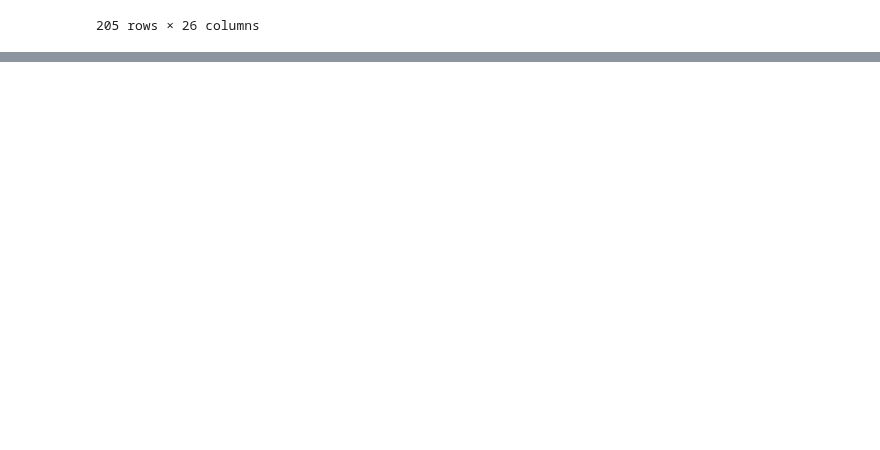
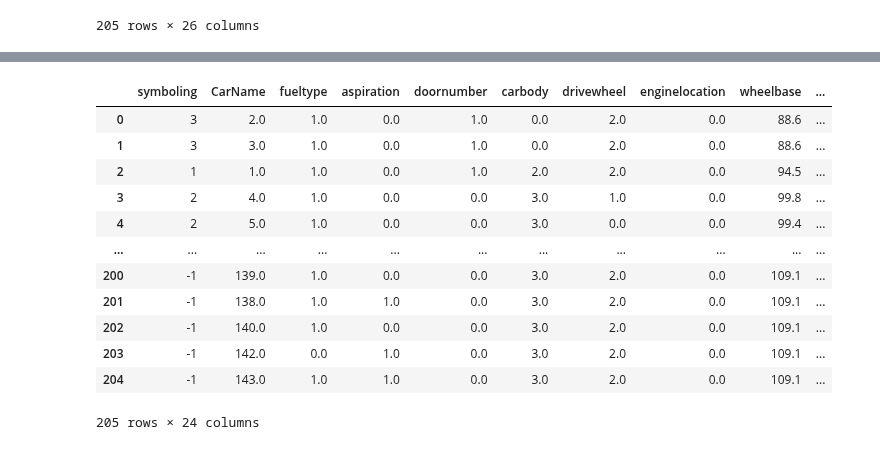
Before and after one commit to karim1644/BDTA, a Jupyter notebook: Lab/7-Sklearn-advanced/exercises/car-price/car_price_exercise.ipynb, the cells around one changed output, grey strips where cells are left out. Saved outputs shown, nothing was run; the diff lists cells and outputs as text; code cells hidden in the pictures; blank space fills up the shorter version.

Commit message:
Completed Car Price exercise

```diff
--- a/Lab/7-Sklearn-advanced/exercises/car-price/car_price_exercise.ipynb
+++ b/Lab/7-Sklearn-advanced/exercises/car-price/car_price_exercise.ipynb
@@ -45,0 +206,17 @@ It's absolutely wrong to keep the id column, it must to be eliminated to avoid o
+# %%
+X = df.drop(['price'], axis=1)
+X
+# %% [output]
+|  | symboling | CarName | fueltype | aspiration | doornumber | carbody | drivewheel | enginelocation | wheelbase | ... |
+| 0 | 3 | 2.0 | 1.0 | 0.0 | 1.0 | 0.0 | 2.0 | 0.0 | 88.6 | ... |
+| 1 | 3 | 3.0 | 1.0 | 0.0 | 1.0 | 0.0 | 2.0 | 0.0 | 88.6 | ... |
+| 2 | 1 | 1.0 | 1.0 | 0.0 | 1.0 | 2.0 | 2.0 | 0.0 | 94.5 | ... |
+| 3 | 2 | 4.0 | 1.0 | 0.0 | 0.0 | 3.0 | 1.0 | 0.0 | 99.8 | ... |
+| 4 | 2 | 5.0 | 1.0 | 0.0 | 0.0 | 3.0 | 0.0 | 0.0 | 99.4 | ... |
+| ... | ... | ... | ... | ... | ... | ... | ... | ... | ... | ... |
+| 200 | -1 | 139.0 | 1.0 | 0.0 | 0.0 | 3.0 | 2.0 | 0.0 | 109.1 | ... |
+| 201 | -1 | 138.0 | 1.0 | 1.0 | 0.0 | 3.0 | 2.0 | 0.0 | 109.1 | ... |
+| 202 | -1 | 140.0 | 1.0 | 0.0 | 0.0 | 3.0 | 2.0 | 0.0 | 109.1 | ... |
+| 203 | -1 | 142.0 | 0.0 | 1.0 | 0.0 | 3.0 | 2.0 | 0.0 | 109.1 | ... |
+| 204 | -1 | 143.0 | 1.0 | 1.0 | 0.0 | 3.0 | 2.0 | 0.0 | 109.1 | ... |
+205 rows × 24 columns
```
Also changed, not shown: parts of 36 cells of this notebook.
